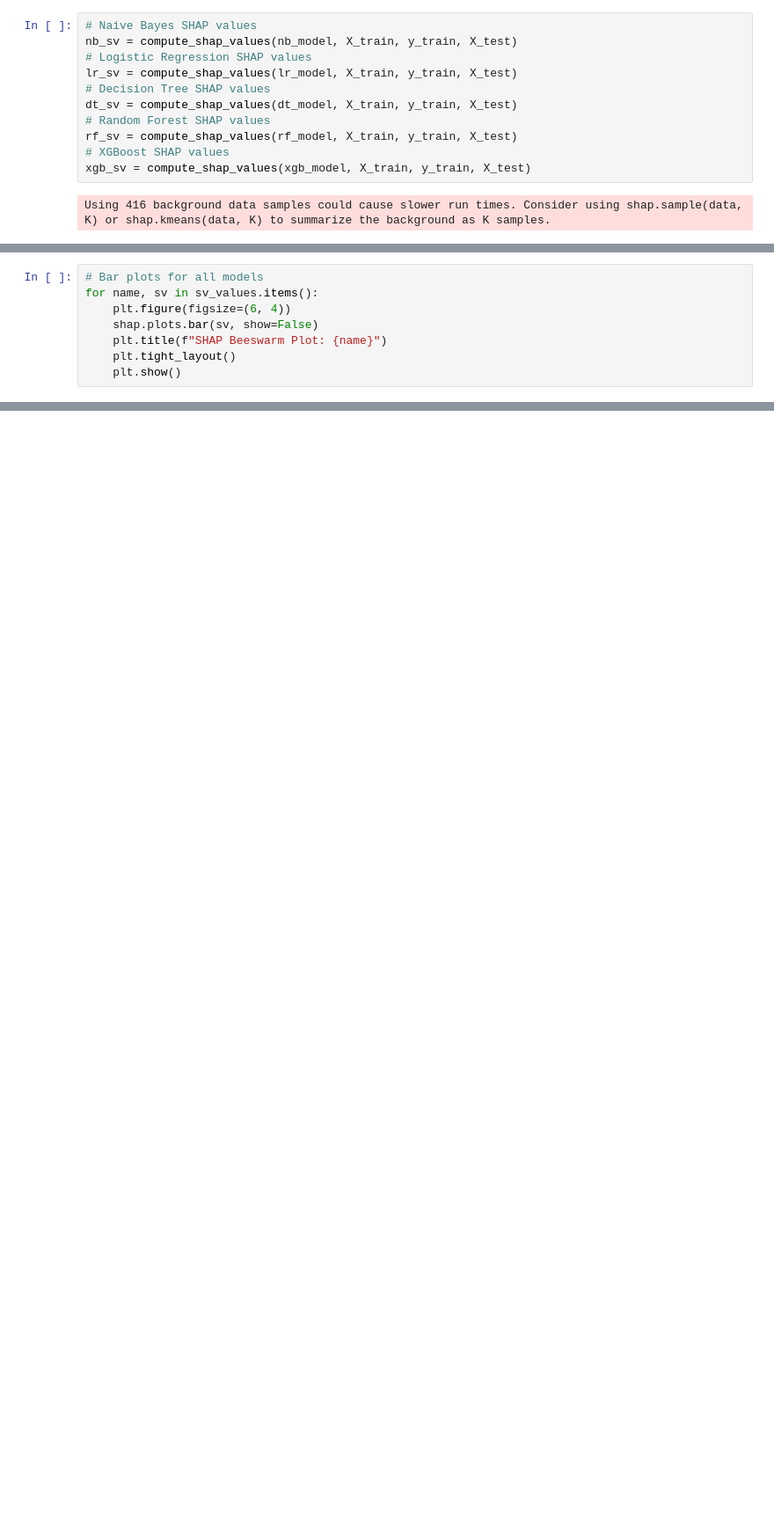
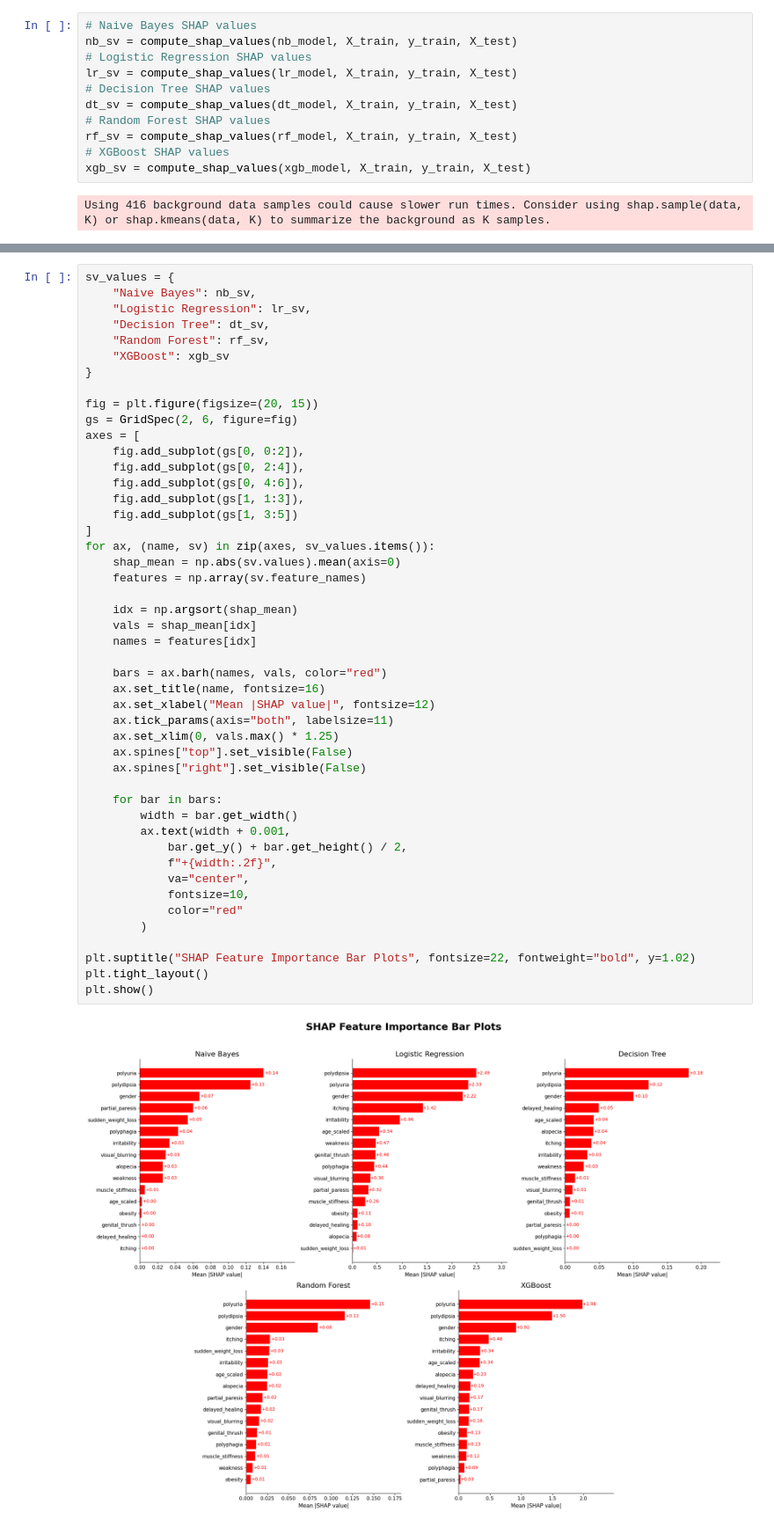
Before and after one commit to chongyiting/EC4308_diabetes_project, a Jupyter notebook: src/Final_code.ipynb, the cells around one changed output, grey strips where cells are left out. Shown at 88% size. Drawn from its saved outputs; the diff is of its cells as text; blank space fills up the shorter version.

```diff
--- a/src/Final_code.ipynb
+++ b/src/Final_code.ipynb
@@ -407,11 +440,3 @@ for name, sv in sv_values.items():
 [figure]
 [figure]
 [figure]
-# %%
-# Bar plots for all models
-for name, sv in sv_values.items():
-    plt.figure(figsize=(6, 4))
-    shap.plots.bar(sv, show=False)
-    plt.title(f"SHAP Beeswarm Plot: {name}")
-    plt.tight_layout()
-    plt.show()
@@ -423,0 +443,49 @@ for name, sv in sv_values.items():
+# %%
+sv_values = {
+    "Naive Bayes": nb_sv,
+    "Logistic Regression": lr_sv,
+    "Decision Tree": dt_sv,
+    "Random Forest": rf_sv,
+    "XGBoost": xgb_sv
+}
+
+fig = plt.figure(figsize=(20, 15))
+gs = GridSpec(2, 6, figure=fig)
+axes = [
+    fig.add_subplot(gs[0, 0:2]),
+    fig.add_subplot(gs[0, 2:4]),
+    fig.add_subplot(gs[0, 4:6]),
+    fig.add_subplot(gs[1, 1:3]),
+    fig.add_subplot(gs[1, 3:5])
+]
+for ax, (name, sv) in zip(axes, sv_values.items()):
+    shap_mean = np.abs(sv.values).mean(axis=0)
+    features = np.array(sv.feature_names)
+
+    idx = np.argsort(shap_mean)
+    vals = shap_mean[idx]
+    names = features[idx]
+
+    bars = ax.barh(names, vals, color="red")
+    ax.set_title(name, fontsize=16)
+    ax.set_xlabel("Mean |SHAP value|", fontsize=12)
+    ax.tick_params(axis="both", labelsize=11)
+    ax.set_xlim(0, vals.max() * 1.25)
+    ax.spines["top"].set_visible(False)
+    ax.spines["right"].set_visible(False)
+
+    for bar in bars:
+        width = bar.get_width()
+        ax.text(width + 0.001,
+            bar.get_y() + bar.get_height() / 2,
+            f"+{width:.2f}",
+            va="center",
+            fontsize=10,
+            color="red"
+        )
+
+plt.suptitle("SHAP Feature Importance Bar Plots", fontsize=22, fontweight="bold", y=1.02)
+plt.tight_layout()
+plt.show()
+# %% [output]
+[figure, added]
```
Also changed, not shown: parts of 5 cells of this notebook.
